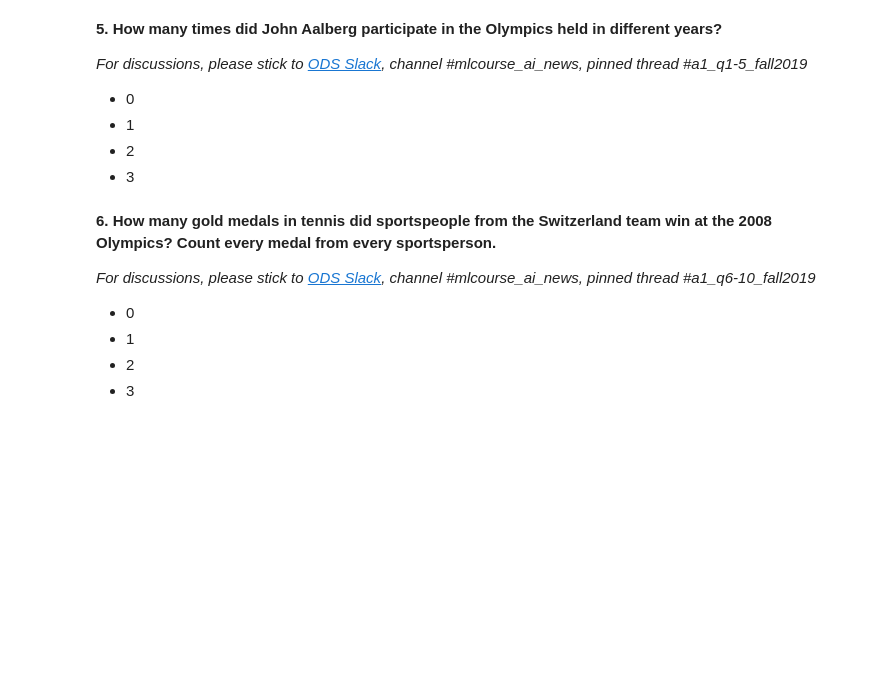
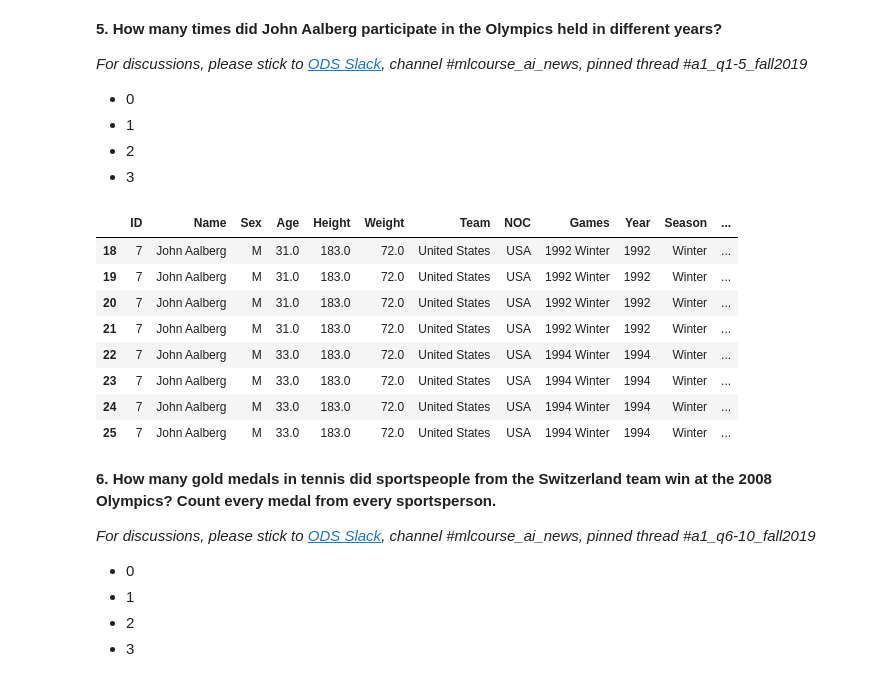
Before and after one commit to MarwaQabeel/mlcourse.ai-Fall2019, a Jupyter notebook: First Assignment/assignment1_pandas_olympic.ipynb, the cells around one changed output. Cells and saved outputs as stored; diff of their text form; code cells hidden in the pictures; blank space fills up the shorter version.

```diff
--- a/First Assignment/assignment1_pandas_olympic.ipynb
+++ b/First Assignment/assignment1_pandas_olympic.ipynb
@@ -196,6 +214,17 @@ __5. How many times did John Aalberg participate in the Olympics held in differe
 - 3
 # %%
 # You code here
+data[data['Name'] == 'John Aalberg']
+# %% [output]
+|  | ID | Name | Sex | Age | Height | Weight | Team | NOC | Games | Year | Season | ... |
+| 18 | 7 | John Aalberg | M | 31.0 | 183.0 | 72.0 | United States | USA | 1992 Winter | 1992 | Winter | ... |
+| 19 | 7 | John Aalberg | M | 31.0 | 183.0 | 72.0 | United States | USA | 1992 Winter | 1992 | Winter | ... |
+| 20 | 7 | John Aalberg | M | 31.0 | 183.0 | 72.0 | United States | USA | 1992 Winter | 1992 | Winter | ... |
+| 21 | 7 | John Aalberg | M | 31.0 | 183.0 | 72.0 | United States | USA | 1992 Winter | 1992 | Winter | ... |
+| 22 | 7 | John Aalberg | M | 33.0 | 183.0 | 72.0 | United States | USA | 1994 Winter | 1994 | Winter | ... |
+| 23 | 7 | John Aalberg | M | 33.0 | 183.0 | 72.0 | United States | USA | 1994 Winter | 1994 | Winter | ... |
+| 24 | 7 | John Aalberg | M | 33.0 | 183.0 | 72.0 | United States | USA | 1994 Winter | 1994 | Winter | ... |
+| 25 | 7 | John Aalberg | M | 33.0 | 183.0 | 72.0 | United States | USA | 1994 Winter | 1994 | Winter | ... |
 # %% [markdown]
 __6. How many gold medals in tennis did sportspeople from the Switzerland team win at the 2008 Olympics? Count every medal from every sportsperson.__
 
```
Also changed, not shown: parts of 10 cells of this notebook, 1 other file.
